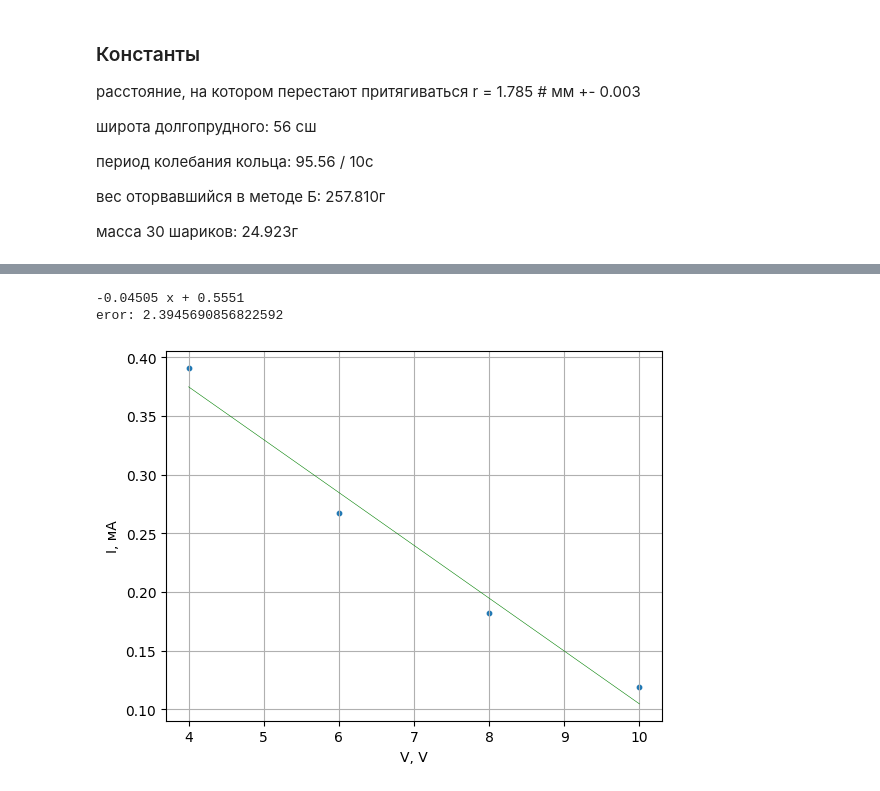
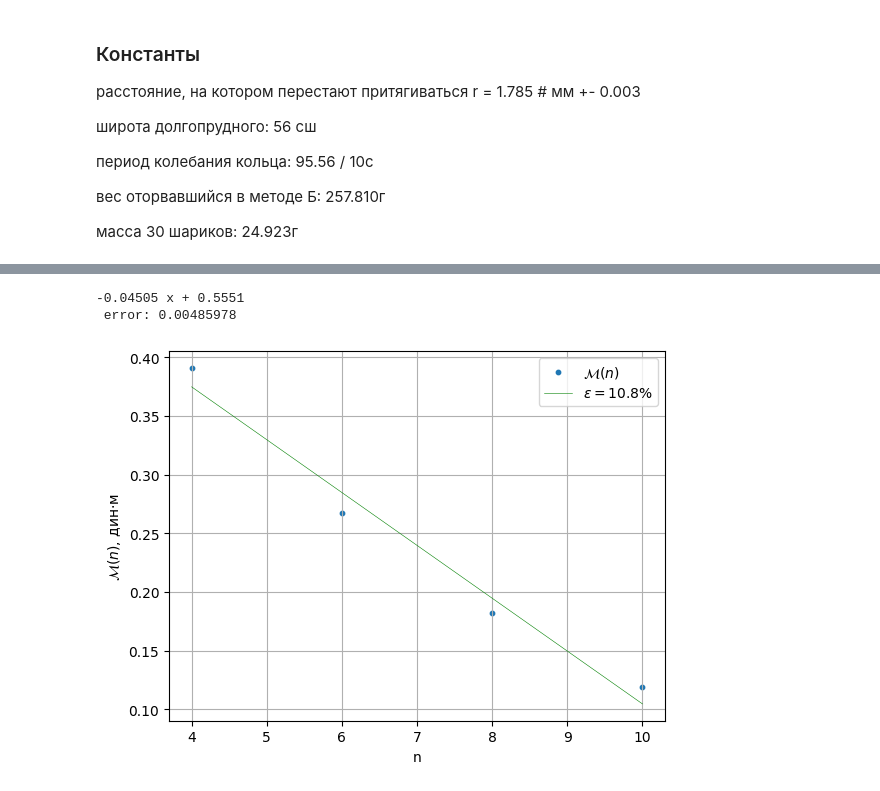
Before and after one commit to ILoveAlgorythms/labs, a Jupyter notebook: 3.1.3/data.ipynb, the cells around one changed output, grey strips where cells are left out. Cells and saved outputs as stored; diff of their text form; code cells hidden in the pictures.

```diff
--- a/3.1.3/data.ipynb
+++ b/3.1.3/data.ipynb
@@ -26,7 +24,8 @@ mk = np.sqrt()
 # %%
 # диаметры  шариков:
 
-d = np.array([
+dd = np.array([
   0.6, 0.59, 0.6, 0.59, 0.58, 0.59, 0.59, 0.6, 0.60, 0.6
 ])
+d = np.average(dd)
 # %% [output]
@@ -77,5 +90,6 @@ a3['n'] = np.arange(4, 11, 2)
 a3['m'] = ( # в г
   0.391, 0.267, 0.182, 0.119
 )
-
+a3['l'] = d * (a3['n'] / 2 - 1)
 a3
+latex(a3)
@@ -88,29 +96,29 @@ a3
 # %%
 # график пункт 1
 
 # график
 ox = a3['n']
 oy = a3['m']
 
 plt.scatter(
   ox,
   oy,
   s=10,
-  label="ВАХ разряда"
+  label='$\mathcal{M}(n)$'
 )
 
 
 z1, res= np.polyfit(ox, oy, 1, full=False, cov=True)
 p1 = np.poly1d(z1)
-plt.plot(ox, p1(ox), linewidth=0.4, color='green', linestyle='-', label='В тупую')
-print(str(p1), "\neror:", res[0][0] ** 0.5/((z1[0])**2))
-plt.xlabel("V, V")
-plt.ylabel("I, мА")
+plt.plot(ox, p1(ox), linewidth=0.4, color='green', linestyle='-', label=f'$\epsilon=${abs(round(100*(res[0][0] ** 0.5)/z1[0], 1))}%')
+print(str(p1), "\n error:", round(res[0][0] ** 0.5, 8))
+plt.xlabel("n")
+plt.ylabel("$\mathcal{M}(n)$, дин$\cdot$м")
 plt.grid()
-# plt.legend(loc='best')
-plt.savefig("p1.png")
+plt.legend(loc='best')
+plt.savefig("m(n).png")
 plt.show()
 # %% [output]
 -0.04505 x + 0.5551
-eror: 2.3945690856822592
+ error: 0.00485978
-[figure, old version]
+[figure, new version]
```
Also changed, not shown: parts of 7 cells of this notebook, 5 other files.
